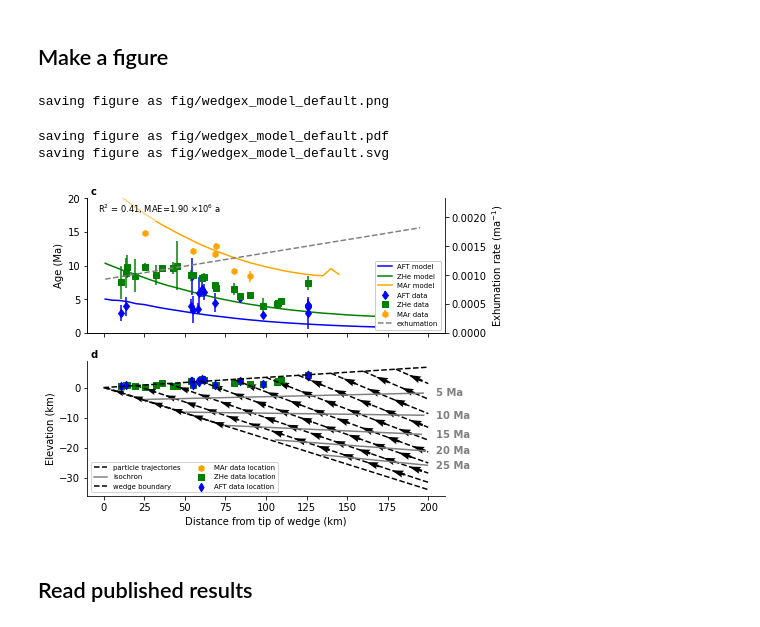
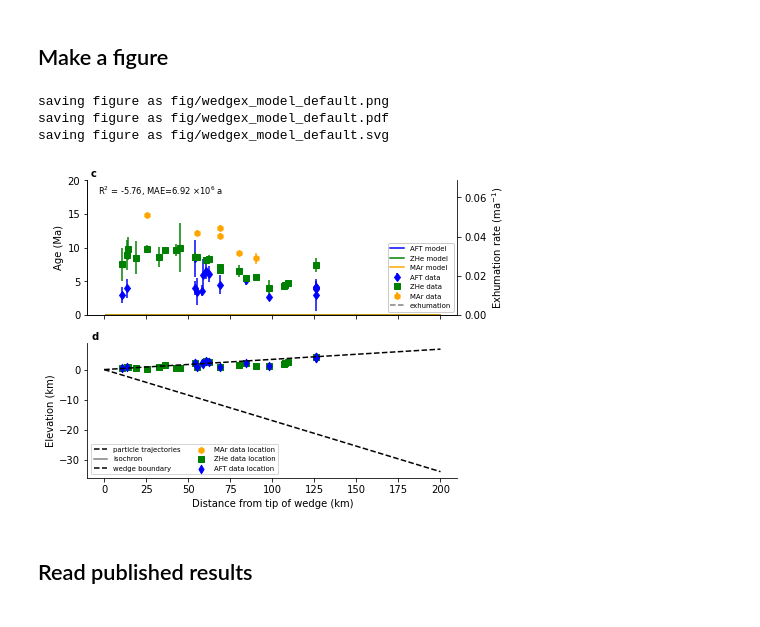
Before and after one commit to ElcoLuijendijk/wedgex, a Jupyter notebook: wedgex.ipynb, the cells around one changed output. Drawn from its saved outputs; the diff is of its cells as text; code cells hidden in the pictures.

```diff
--- a/wedgex.ipynb
+++ b/wedgex.ipynb
@@ -194,7 +196,6 @@ e_folding_depth = 20000.0
 ## Additional model calibration options
 # %%
 calibration_params = {'calibration_metric': 'MAE', 'limit_params': True, 'xtol': 1e-8, 'ftol': 1e-8}
-
 
 # metric to calibrate the models. use 'MAE' or 'chisq'
 calibration_metric = 'MAE'
@@ -209,7 +210,7 @@ xtol = 1e-8
 ftol = 1e-8
 
 # max number of iterations
-maxiter = 3
+maxiter = 10
 # %% [markdown]
 ## Options for figures
 # %%
@@ -518,7 +563,7 @@ numerical heat transport model done
 # %%
 if thermal_history_model is 'numerical':
     # merge xy grid points of numerical model into one array
-    T_history_samples = wedgex_model_functions.interpolate_thermal_history(x_samples, y_samples, Tx, Ty, T)
+    T_history_samples = wedgex_model_functions.interpolate_thermal_history(x_samples, y_samples, Tx, Ty, T) * u.deg_C
 
 else:
 
@@ -595,7 +641,33 @@ fig.savefig('fig/modelled_temperature_field.pdf')
 import imp
 imp.reload(wedgex_model_functions)
 
-if thermochron_model == 'simple':
+if thermochron_model == 'Dodson':
+
+    # model ages for entire model domain
+    #n_seed_pts = len(xp)
+    #n_thermochron = len(thermochron_systems)
+
+    n_samples = len(x_samples)
+    modelled_ages_samples = np.zeros((n_samples)) * u.year
+
+    for i, tcs in enumerate(thermochron_systems):
+
+        ind = thermochron_system_samples == tcs
+
+        for j in range(n_samples):
+            if ind[j] == True:
+                Tpi = T_history_samples[j].to(u.K, equivalencies=u.temperature())
+                ind = np.isnan(Tpi) == False
+
+                ti = -t[ind]
+
+                if len(-t[ind]) > 1:
+
+                    modelled_ages_samples[j], ct = wedgex_model_functions.calculate_closure_age(-t[ind], Tpi[ind], tcs)
+
+                    #modelled_ages_samples[j, i] = - closure_age
+
+elif thermochron_model == 'simple':
 
     modelled_ages_samples = wedgex_model_functions.calculate_cooling_ages(
         t, x_samples, d_samples, resetting_temperatures_samples, T_history_samples,
@@ -669,7 +737,7 @@ fig, axs = pl.subplots(2, 1, figsize=(fig_width, fig_width * fig_height), sharex
 #############################
 for i, thc, c in zip(itertools.count(), thermochron_systems,  thermochron_colors):
     if thc in df[thermochronometer_col].values:
-        lt, = axs[0].plot(x0s / 1e3, modelled_ages_all[:, i], color=c)
+        lt, = axs[0].plot(x0s / 1e3, modelled_ages_all[:, i].to(u.yr) / 1e6, color=c)
         legs.append(lt)
         labels.append('%s model' % thc)
 
@@ -692,10 +760,10 @@ for thc, m, c in zip(thermochron_systems, thermochron_markers, thermochron_color
 if log_scale_ages is True:
     axs[0].set_yscale('log')
 else:
-    axs[0].set_ylim(0, max_age_fig)
+    axs[0].set_ylim(0, max_age_fig.value / 1e6)
 axs[0].set_ylabel('Age (Ma)')
 
-tekst = r'$R^2$ = %0.2f, MAE=%0.2f $\times 10^6$ a' % (R2, MAE)
+tekst = rf'$R^2$ = {R2:0.2f}, MAE={MAE.to(u.year).value / 1e6:0.2f} $\times 10^6$ a'# % (R2, MAE)
 if add_equation is True:
     tekst += '\n'
     tekst += '$v_c$=%0.1e, $v_d$=%0.1e, $v_{xa}$=%0.1e ,$v_{ya}$=%0.1e ' \
@@ -724,7 +792,7 @@ if add_legend is True:
 
 ax = axs[-1]
 
-ind = xpi > L
+ind = xpi > L.value
 xpi[ind] = np.nan
 ypi[ind] = np.nan
 
@@ -749,13 +817,13 @@ for i, nti in enumerate(isochron_ts):
     #leg_ts =  ax.scatter(xpi[:, nti] / 1e3, ypi[:, nti] / 1e3, s=20, color='black')
     leg_tsl, =  ax.plot(xpi[:, nti] / 1e3, ypi[:, nti] / 1e3, color='gray', ls='-', lw=1.5)
 
-    tekst = '%0.0f Ma' % (isochrons[i] / 1e6)
+    tekst = f'{isochrons[i] / 1e6} Ma'
     text_buffer = 5
     xt, yt = xpi[:, nti] / 1e3 + text_buffer, ypi[:, nti] / 1e3
     ind = (np.isnan(xt) == False) & (np.isnan(yt) == False)
 
     if np.any(ind):
-        txt = ax.text(L / 1e3 + text_buffer, yt[ind][-1], tekst,
+        txt = ax.text(L.value / 1e3 + text_buffer, yt[ind][-1], tekst,
                       ha='left', va='center', weight='bold', color='gray')
         #txt.set_bbox(dict(facecolor='white', alpha=0.5, color='white'))
     pass
@@ -776,36 +844,36 @@ for thc, m, c in zip(thermochron_systems[::-1], thermochron_markers[::-1], therm
 #leg_s = ax.scatter(df['distance'], df['elevation'] / 1e3, label='thermochron samples')
 
 leg_bnd, = ax.plot(xcoords / 1e3, y_top / 1e3, color='black', ls='--', lw=1.5)
 ax.plot(xcoords / 1e3, y_bottom / 1e3, color='black', ls='--', lw=1.5)
 
 ax.set_xlabel('Distance from tip of wedge (km)')
 ax.set_ylabel('Elevation (km)')
 
 for i, ax in enumerate(axs):
     ax.spines['top'].set_visible(False)
     ax.spines['right'].set_visible(False)
     ax.text(0.01, 1.01, string.ascii_lowercase[i + first_subplot],
             weight='bold', transform=ax.transAxes,
                ha='left', va='bottom', fontsize='medium')
 
 axr.spines['top'].set_visible(False)
 
 if add_legend is True:
     legs = [leg_traj, leg_tsl, leg_bnd] + legs_tc
     labels = ['particle trajectories', 'isochron', 'wedge boundary'] + labels_tc
     axs[-1].legend(legs, labels, loc='lower left', ncol=2, fontsize=fs)
 
 fig.tight_layout()
 
 for f in fig_formats:
     fn = fig_output_file + '.' + f
     print('saving figure as %s' % fn)
     fig.savefig(fn)
 # %% [output]
 saving figure as fig/wedgex_model_default.png
+saving figure as fig/wedgex_model_default.pdf
+saving figure as fig/wedgex_model_default.svg
-saving figure as fig/wedgex_model_default.pdf
-saving figure as fig/wedgex_model_default.svg
-[figure, old version]
+[figure, new version]
 # %% [markdown]
 ## Read published results
 # %%
```
Also changed, not shown: parts of 27 cells of this notebook, 6 other files.
